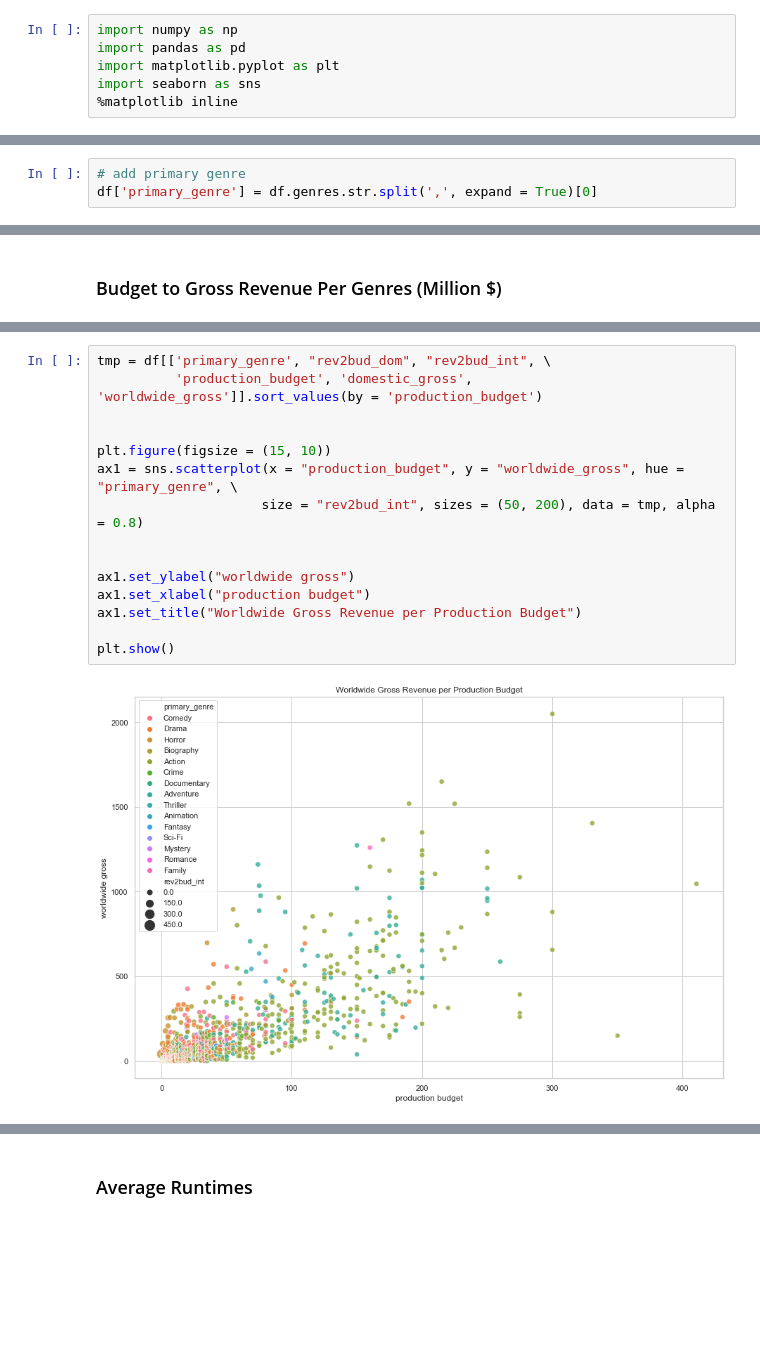
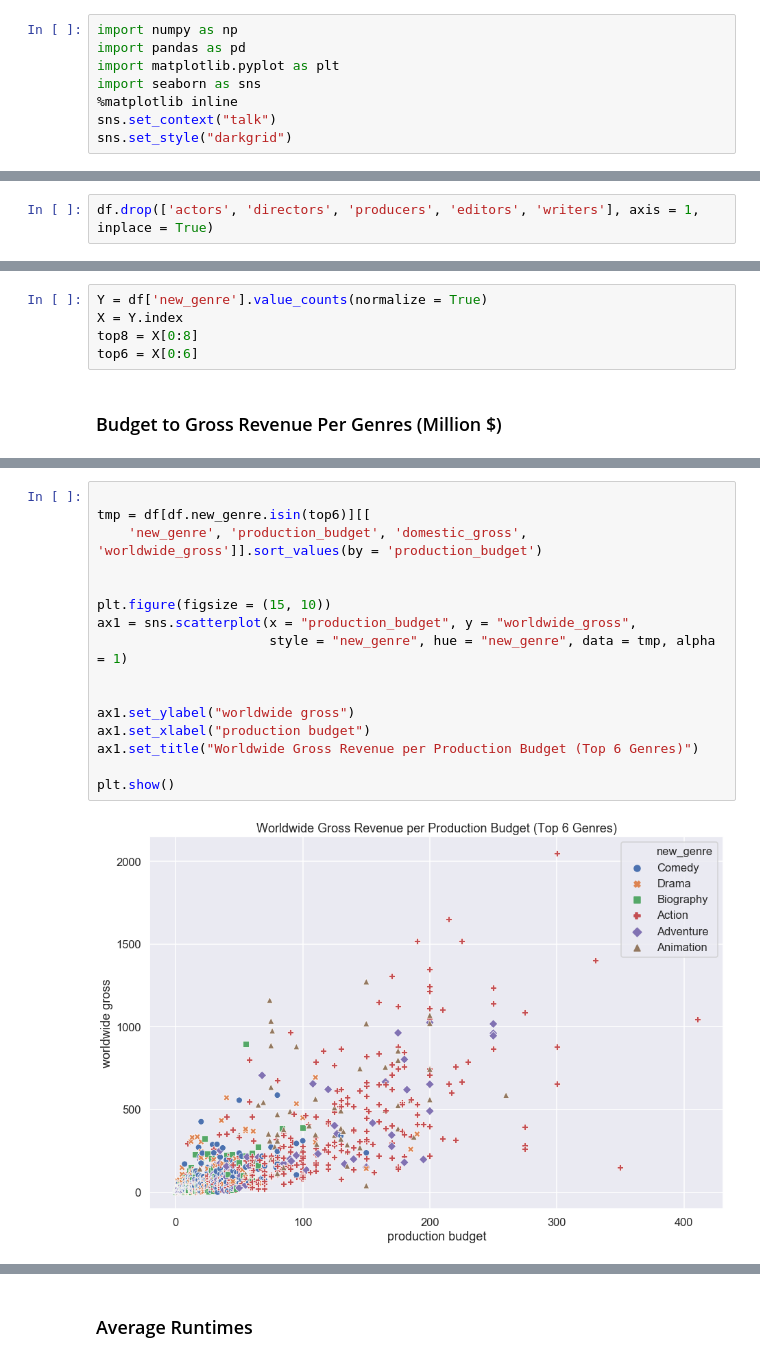
Before and after one commit to stereopickle/DS_movie_EDA, a Jupyter notebook: 010.Data_Analysis_Overview.ipynb, the cells around one changed output, grey strips where cells are left out. Saved outputs shown, nothing was run; the diff lists cells and outputs as text; blank space fills up the shorter version.

```diff
--- a/010.Data_Analysis_Overview.ipynb
+++ b/010.Data_Analysis_Overview.ipynb
@@ -9,3 +9,5 @@ import pandas as pd
 import matplotlib.pyplot as plt
 import seaborn as sns
 %matplotlib inline
+sns.set_context("talk")
+sns.set_style("darkgrid")
@@ -22,3 +25,0 @@ df.head(3)
-# %%
-# add primary genre
-df['primary_genre'] = df.genres.str.split(',', expand = True)[0]
@@ -36 +51,3 @@ Index(['popularity', 'vote_count', 'id_x', 'adult', 'original_language',
+# %%
+df.drop(['actors', 'directors', 'producers', 'editors', 'writers'], axis = 1, inplace = True)
 # %% [markdown]
@@ -173,3 +232,8 @@ plt.show()
+# %%
+Y = df['new_genre'].value_counts(normalize = True)
+X = Y.index
+top8 = X[0:8]
+top6 = X[0:6]
 # %% [markdown]
 ### Budget to Gross Revenue Per Genres (Million $)
 # %%
@@ -193,17 +256,18 @@ plt.show()
 # %%
-tmp = df[['primary_genre', "rev2bud_dom", "rev2bud_int", \
-          'production_budget', 'domestic_gross', 'worldwide_gross']].sort_values(by = 'production_budget')
+
+tmp = df[df.new_genre.isin(top6)][[
+    'new_genre', 'production_budget', 'domestic_gross', 'worldwide_gross']].sort_values(by = 'production_budget')
 
 
 plt.figure(figsize = (15, 10))
-ax1 = sns.scatterplot(x = "production_budget", y = "worldwide_gross", hue = "primary_genre", \
-                     size = "rev2bud_int", sizes = (50, 200), data = tmp, alpha = 0.8)
+ax1 = sns.scatterplot(x = "production_budget", y = "worldwide_gross",
+                      style = "new_genre", hue = "new_genre", data = tmp, alpha = 1)
 
 
 ax1.set_ylabel("worldwide gross")
 ax1.set_xlabel("production budget")
-ax1.set_title("Worldwide Gross Revenue per Production Budget")
+ax1.set_title("Worldwide Gross Revenue per Production Budget (Top 6 Genres)")
 
 plt.show()
 # %% [output]
-[figure, old version]
+[figure, new version]
```
Also changed, not shown: parts of 89 cells of this notebook.
